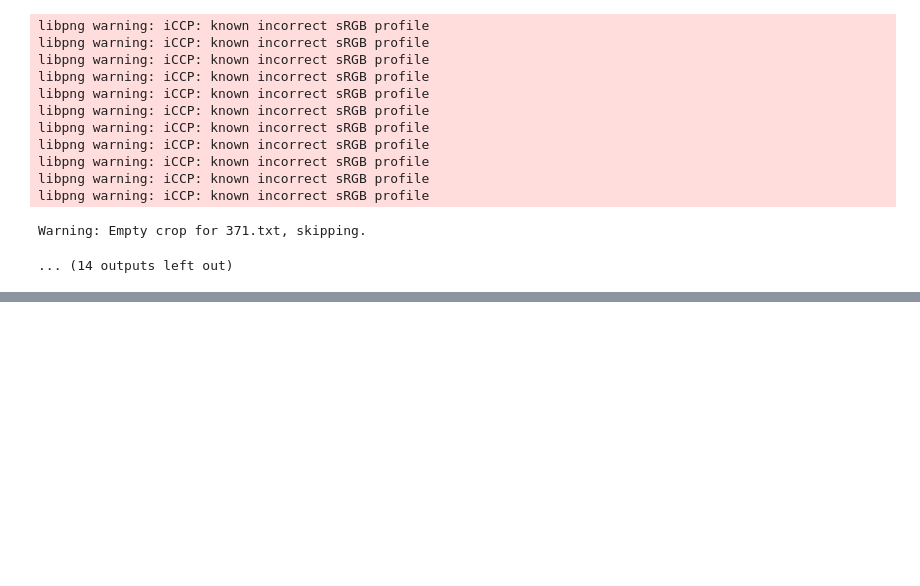
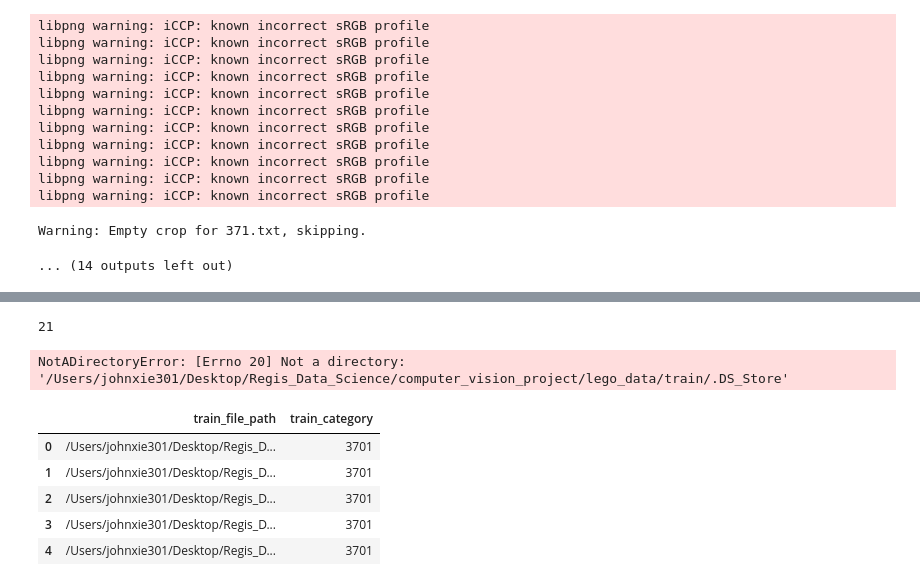
Before and after one commit to johnxie301/Lego_Piece_Detection, a Jupyter notebook: crop_image_for_classification.ipynb, the cells around one changed output, grey strips where cells are left out. Saved outputs shown, nothing was run; the diff lists cells and outputs as text; code cells hidden in the pictures; blank space fills up the shorter version.

```diff
--- a/crop_image_for_classification.ipynb
+++ b/crop_image_for_classification.ipynb
@@ -136,0 +168,4 @@ Warning: Empty crop for 371.txt, skipping.
+# %%
+# Set paths
+parent_dir = "/Users/johnxie301/.cache/kagglehub/datasets/ronanpickell/b100-lego-detection-dataset/versions/1/cropped_images"
+output_dir = "/Users/johnxie301/Desktop/Regis_Data_Science/computer_vision_project/lego_data"
@@ -136,0 +204,18 @@ Warning: Empty crop for 371.txt, skipping.
+# %%
+len(os.listdir(train_dir))
+# %% [output]
+21
+# %%
+# now move 20 percent to test folder
+
+for classes in os.listdir(train_dir):
+    file_a = os.path.join(train_dir, classes)
+    test_files_q = int(len(os.listdir(file_a)) * 0.2)
+    dir_list = [dira for dira in os.listdir(file_a)]
+    test_20_pct = random.sample(dir_list,test_files_q)
+    for files in test_20_pct:
+        test_file = os.path.join(file_a,files)
+        if os.path.isfile(test_file):
+            shutil.move(test_file, os.path.join(test_dir, classes,files))
+# %% [output]
+NotADirectoryError: [Errno 20] Not a directory: '/Users/johnxie301/Desktop/Regis_Data_Science/computer_vision_project/lego_data/train/.DS_Store'
@@ -136,0 +224,35 @@ Warning: Empty crop for 371.txt, skipping.
+# %%
+# Same process, but 20% of remaining in train goes to val.
+
+for classes in os.listdir(train_dir):
+    file_a = os.path.join(train_dir, classes)
+    val_files_q = int(len(os.listdir(file_a)) * 0.2)
+    dir_list = [dira for dira in os.listdir(file_a)]
+    val_20_pct = random.sample(dir_list,val_files_q)
+    for files in val_20_pct:
+        val_file = os.path.join(file_a,files)
+        if os.path.isfile(val_file):
+            shutil.move(val_file, os.path.join(val_dir, classes,files))
+# %%
+# make this to data frame, then I can apply generators
+train_file_path = []
+train_category = []
+
+for root,dir,files in os.walk(train_dir):
+    for file in files:
+        if file.lower().endswith(('.jpg')):
+            train_file_path.append(os.path.join(root,file))
+            train_category.append(os.path.basename(root))
+        else:
+            continue
+# create a dataframe to check
+df_train = pd.DataFrame({'train_file_path': train_file_path, 'train_category': train_category})
+pd.set_option('display.max_colwidth', None)
+df_train.head()
+# %% [output]
+|  | train_file_path | train_category |
+| 0 | /Users/johnxie301/Desktop/Regis_D... | 3701 |
+| 1 | /Users/johnxie301/Desktop/Regis_D... | 3701 |
+| 2 | /Users/johnxie301/Desktop/Regis_D... | 3701 |
+| 3 | /Users/johnxie301/Desktop/Regis_D... | 3701 |
+| 4 | /Users/johnxie301/Desktop/Regis_D... | 3701 |
```
Also changed, not shown: parts of 17 cells of this notebook.
